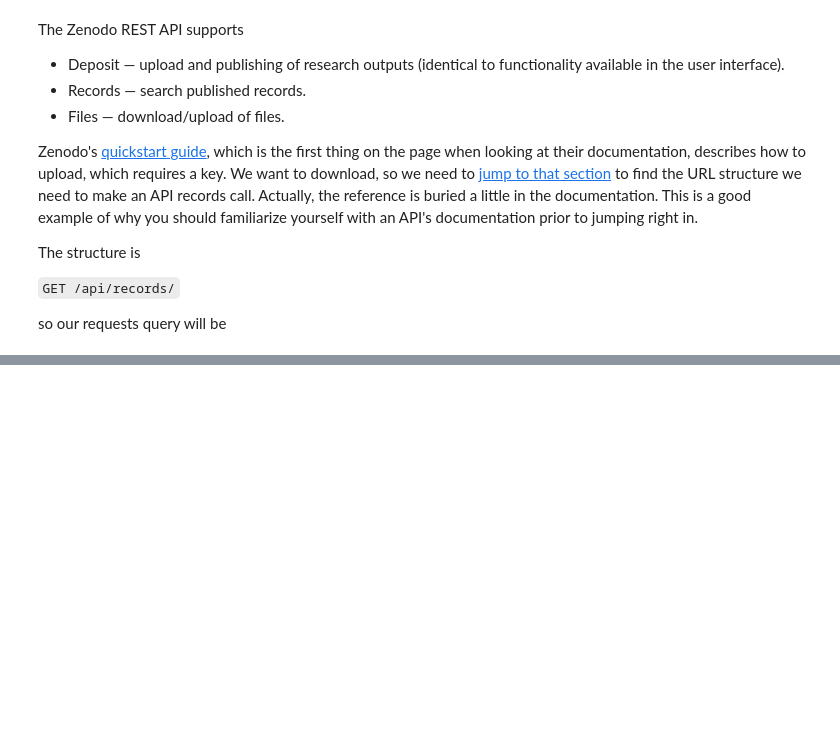
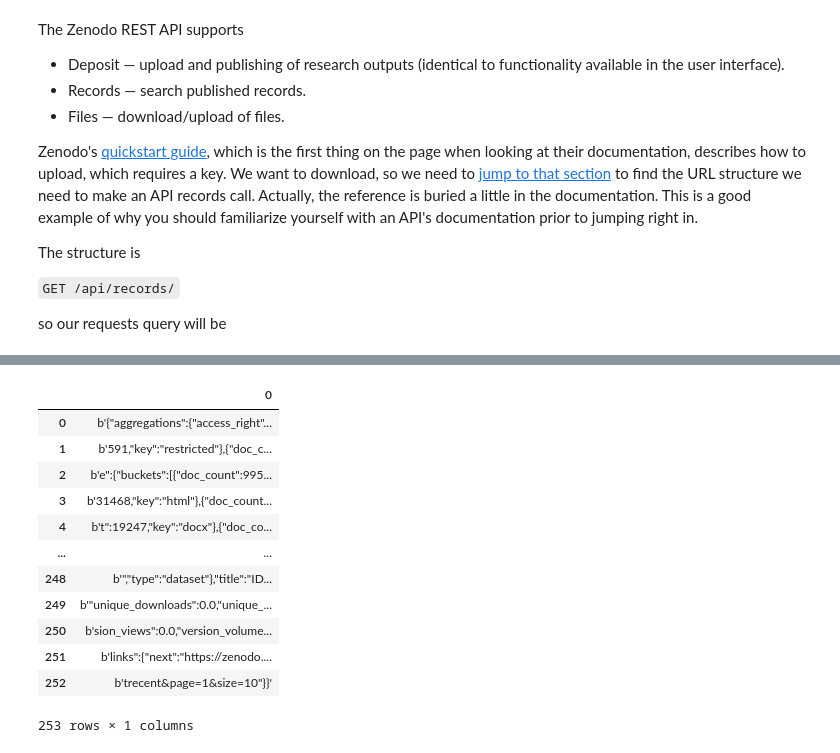
Before and after one commit to uc-love-data-week/intermediate-apis, a Jupyter notebook: zenodo_lesson.ipynb, the cells around one changed output, grey strips where cells are left out. Saved outputs shown, nothing was run; the diff lists cells and outputs as text; code cells hidden in the pictures; blank space fills up the shorter version.

```diff
--- a/zenodo_lesson.ipynb
+++ b/zenodo_lesson.ipynb
@@ -79 +90,17 @@ response.json()
+# %%
+pd.DataFrame(response)
+# %% [output]
+|  | 0 |
+| 0 | b'{"aggregations":{"access_right"... |
+| 1 | b'591,"key":"restricted"},{"doc_c... |
+| 2 | b'e":{"buckets":[{"doc_count":995... |
+| 3 | b'31468,"key":"html"},{"doc_count... |
+| 4 | b't":19247,"key":"docx"},{"doc_co... |
+| ... | ... |
+| 248 | b'","type":"dataset"},"title":"ID... |
+| 249 | b'"unique_downloads":0.0,"unique_... |
+| 250 | b'sion_views":0.0,"version_volume... |
+| 251 | b'links":{"next":"https://zenodo.... |
+| 252 | b'trecent&page=1&size=10"}}' |
+253 rows × 1 columns
 # %%
```
Also changed, not shown: parts of 15 cells of this notebook.
